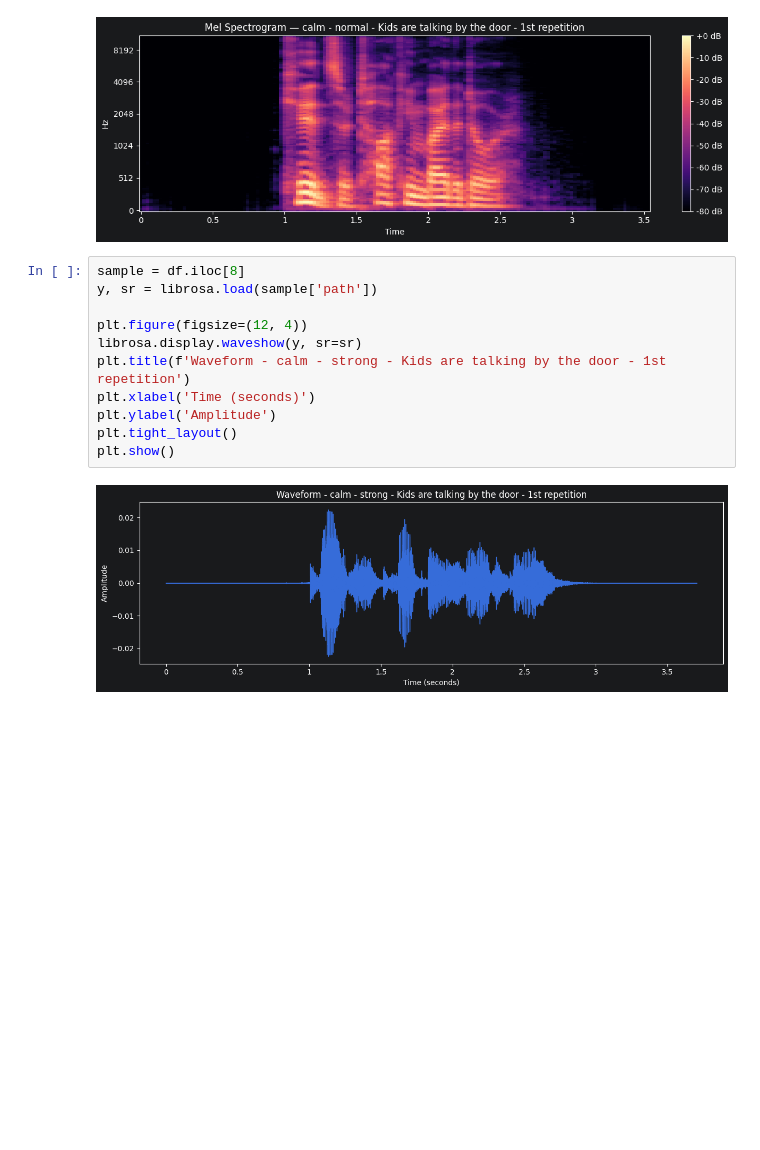
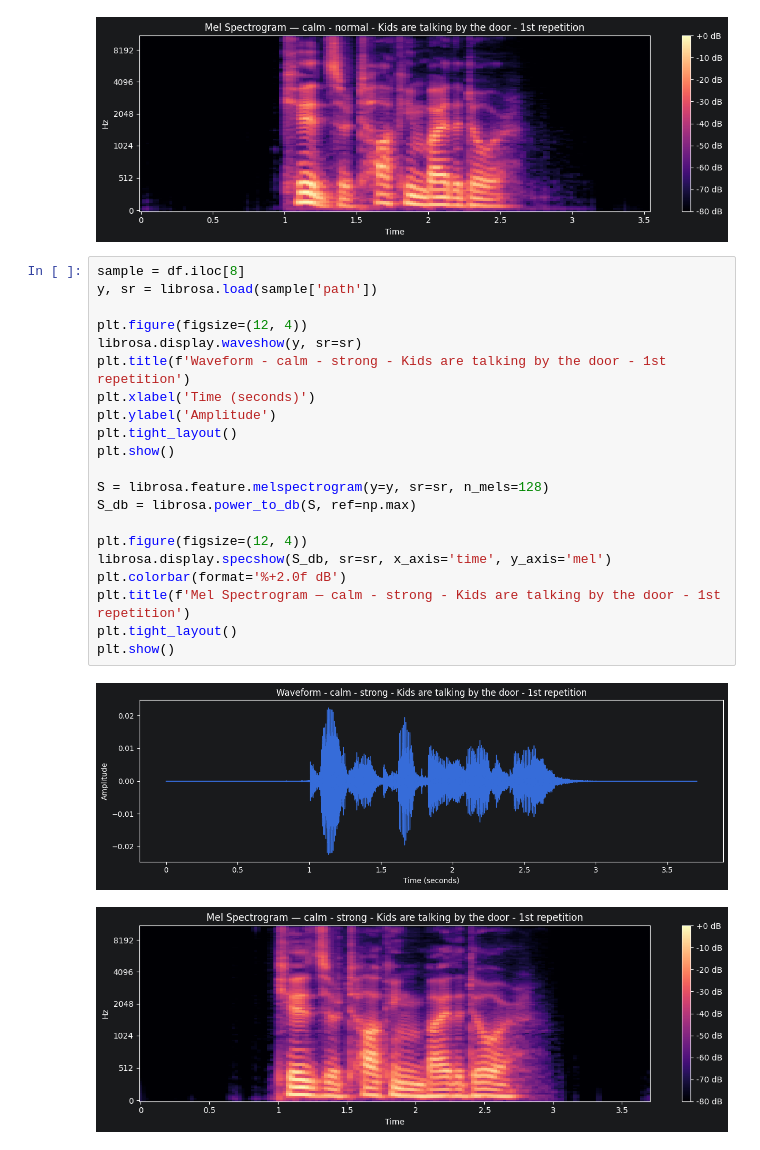
Before and after one commit to aviksarkar0204-stack/EmoWave-, a Jupyter notebook: Notebook/01_exploration.ipynb, the cells around one changed output. Cells and saved outputs as stored; diff of their text form; blank space fills up the shorter version.

Commit message:
Enhance exploration notebook with audio loading, waveform visualization, and new dependencies

```diff
--- a/Notebook/01_exploration.ipynb
+++ b/Notebook/01_exploration.ipynb
@@ -263,13 +262,24 @@ plt.show()
 # %%
 sample = df.iloc[8]
 y, sr = librosa.load(sample['path'])
 
 plt.figure(figsize=(12, 4))
 librosa.display.waveshow(y, sr=sr)
 plt.title(f'Waveform - calm - strong - Kids are talking by the door - 1st repetition')
 plt.xlabel('Time (seconds)')
 plt.ylabel('Amplitude')
 plt.tight_layout()
 plt.show()
+
+S = librosa.feature.melspectrogram(y=y, sr=sr, n_mels=128)
+S_db = librosa.power_to_db(S, ref=np.max)
+
+plt.figure(figsize=(12, 4))
+librosa.display.specshow(S_db, sr=sr, x_axis='time', y_axis='mel')
+plt.colorbar(format='%+2.0f dB')
+plt.title(f'Mel Spectrogram — calm - strong - Kids are talking by the door - 1st repetition')
+plt.tight_layout()
+plt.show()
 # %% [output]
 [figure]
+[figure, added]
```
Also changed, not shown: parts of 4 cells of this notebook.
